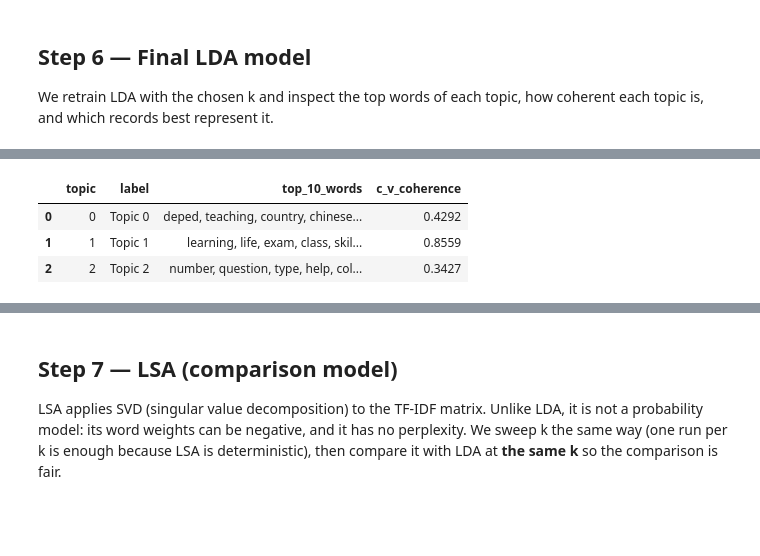
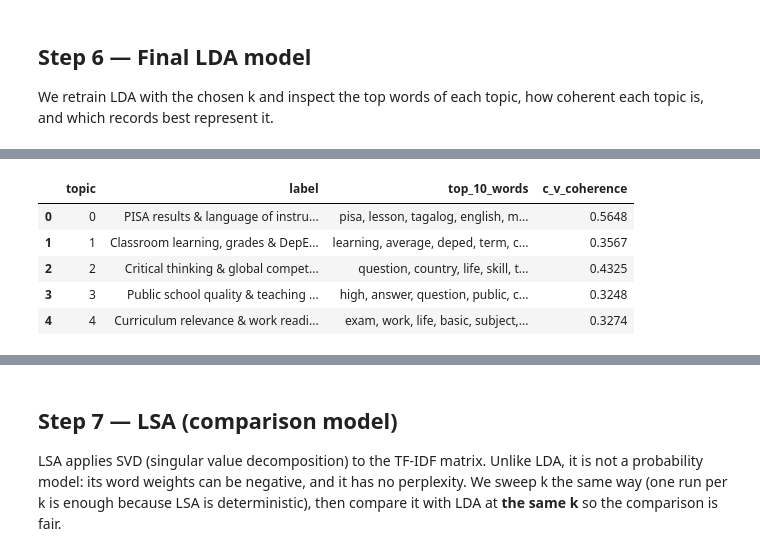
Before and after one commit to LacadenJulianna/Philippine-Education-System-Sentiment-Analysis, a Jupyter notebook: TopicModeling.ipynb, the cells around one changed output, grey strips where cells are left out. Saved outputs shown, nothing was run; the diff lists cells and outputs as text; code cells hidden in the pictures; blank space fills up the shorter version.

```diff
--- a/TopicModeling.ipynb
+++ b/TopicModeling.ipynb
@@ -424,16 +442,27 @@ Records per topic:
 # %%
 # TODO (group): after reading the top words and sample records above, replace these with
 # short human labels, e.g. {0: "Tuition & college costs", 1: "Teachers & DepEd", ...}
-TOPIC_LABELS = {t: f"Topic {t}" for t in range(FINAL_K)}
+# Labels chosen after reading the top words and the most representative records (k = 5, seed 99).
+# If k or the seed changes, re-read the topics and update these.
+TOPIC_LABELS = {
+    0: "PISA results & language of instruction",
+    1: "Classroom learning, grades & DepEd programs",
+    2: "Critical thinking & global competitiveness",
+    3: "Public school quality & teaching problems",
+    4: "Curriculum relevance & work readiness",
+}
+TOPIC_LABELS = TOPIC_LABELS if len(TOPIC_LABELS) == FINAL_K else {t: f"Topic {t}" for t in range(FINAL_K)}
 
 df_tm["lda_topic_label"] = df_tm["lda_topic"].map(TOPIC_LABELS)
 lda_topic_table["label"] = lda_topic_table["topic"].map(TOPIC_LABELS)
 display(lda_topic_table[["topic", "label", "top_10_words", "c_v_coherence"]])
 # %% [output]
 |  | topic | label | top_10_words | c_v_coherence |
-| 0 | 0 | Topic 0 | deped, teaching, country, chinese... | 0.4292 |
-| 1 | 1 | Topic 1 | learning, life, exam, class, skil... | 0.8559 |
-| 2 | 2 | Topic 2 | number, question, type, help, col... | 0.3427 |
+| 0 | 0 | PISA results & language of instru... | pisa, lesson, tagalog, english, m... | 0.5648 |
+| 1 | 1 | Classroom learning, grades & DepE... | learning, average, deped, term, c... | 0.3567 |
+| 2 | 2 | Critical thinking & global compet... | question, country, life, skill, t... | 0.4325 |
+| 3 | 3 | Public school quality & teaching ... | high, answer, question, public, c... | 0.3248 |
+| 4 | 4 | Curriculum relevance & work readi... | exam, work, life, basic, subject,... | 0.3274 |
 # %%
 # Top words per topic (bar charts)
 cols = min(FINAL_K, 3)
```
Also changed, not shown: parts of 16 cells of this notebook, 13 other files.
